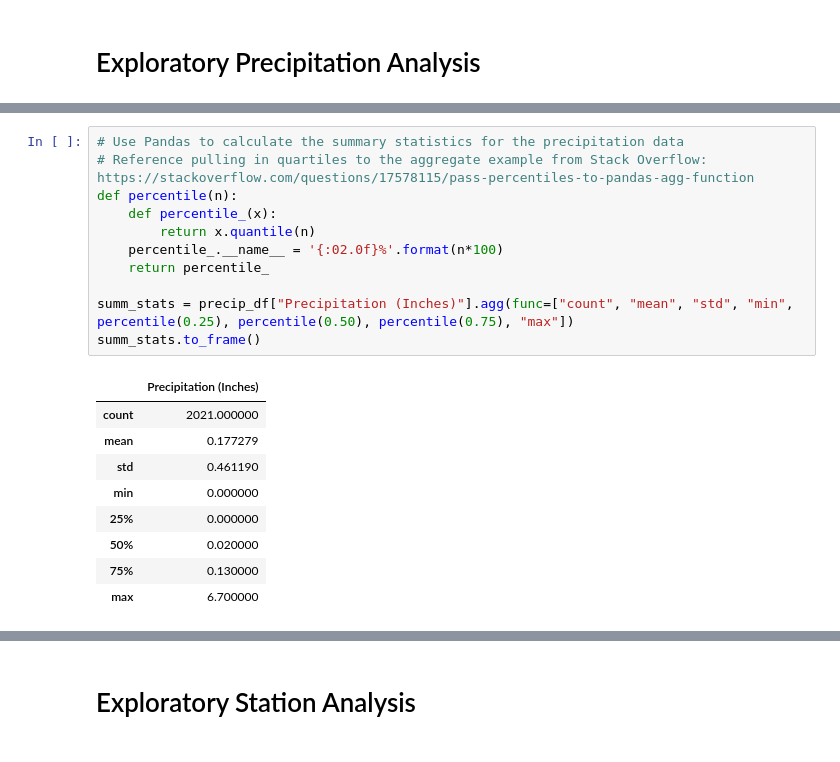
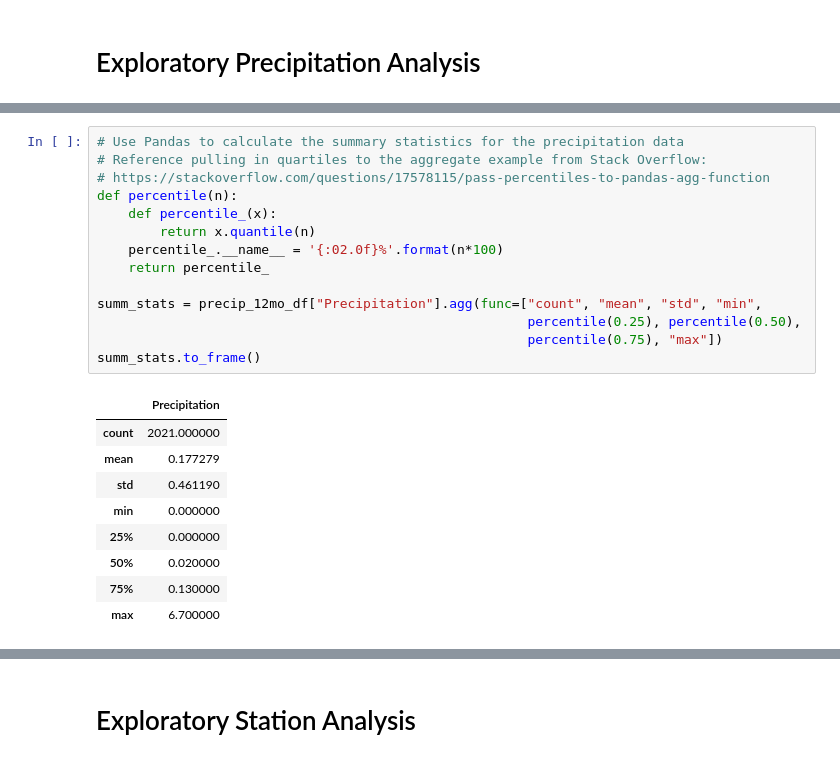
Before and after one commit to vt-bekah/sqlalchemy-challenge, a Jupyter notebook: SurfsUp/climate.ipynb, the cells around one changed output, grey strips where cells are left out. Drawn from its saved outputs; the diff is of its cells as text.

Commit message:
completed precipitation and station analysis aligned fully with instructions

```diff
--- a/SurfsUp/climate.ipynb
+++ b/SurfsUp/climate.ipynb
@@ -95,16 +96,19 @@ plt.show()
 # %%
 # Use Pandas to calculate the summary statistics for the precipitation data
-# Reference pulling in quartiles to the aggregate example from Stack Overflow: https://stackoverflow.com/questions/17578115/pass-percentiles-to-pandas-agg-function
+# Reference pulling in quartiles to the aggregate example from Stack Overflow:
+# https://stackoverflow.com/questions/17578115/pass-percentiles-to-pandas-agg-function
 def percentile(n):
     def percentile_(x):
         return x.quantile(n)
     percentile_.__name__ = '{:02.0f}%'.format(n*100)
     return percentile_
 
-summ_stats = precip_df["Precipitation (Inches)"].agg(func=["count", "mean", "std", "min", percentile(0.25), percentile(0.50), percentile(0.75), "max"])
+summ_stats = precip_12mo_df["Precipitation"].agg(func=["count", "mean", "std", "min",
+                                                       percentile(0.25), percentile(0.50),
+                                                       percentile(0.75), "max"])
 summ_stats.to_frame()
 # %% [output]
-|  | Precipitation (Inches) |
+|  | Precipitation |
 | count | 2021.000000 |
 | mean | 0.177279 |
 | std | 0.461190 |
```
Also changed, not shown: parts of 14 cells of this notebook.
